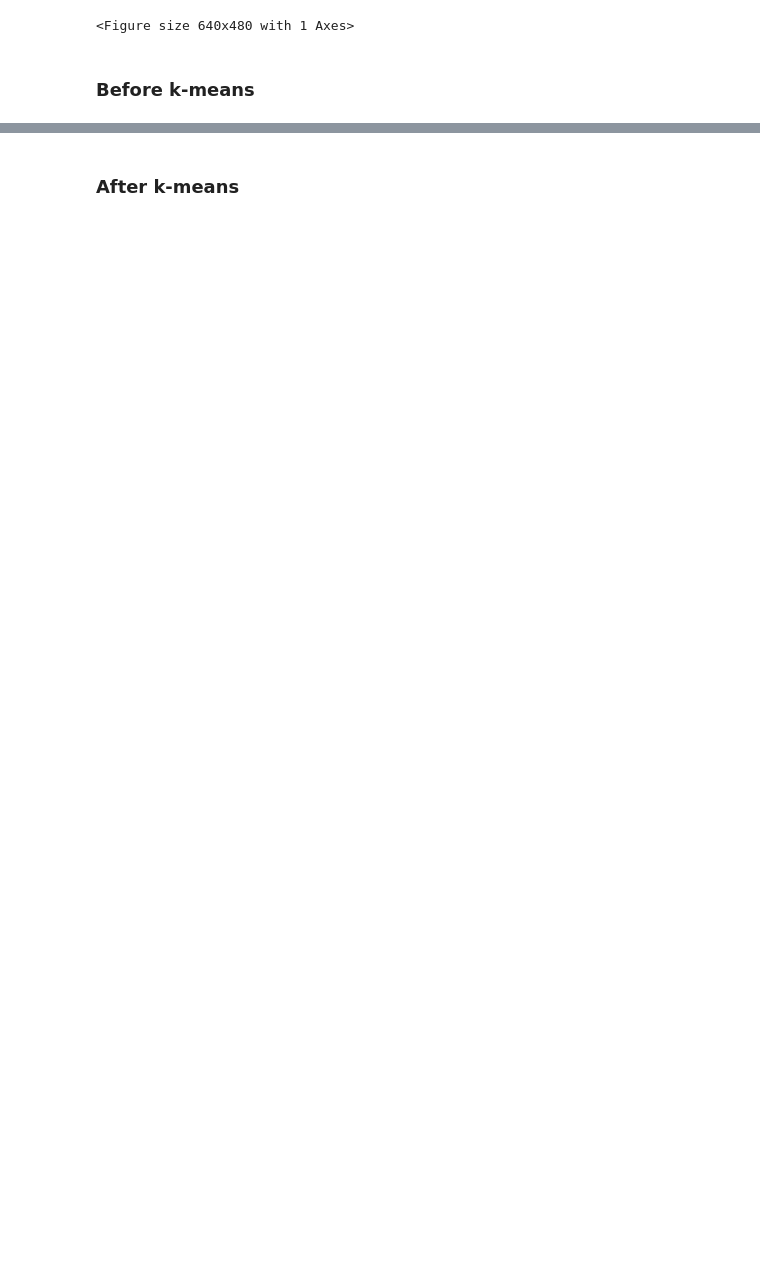
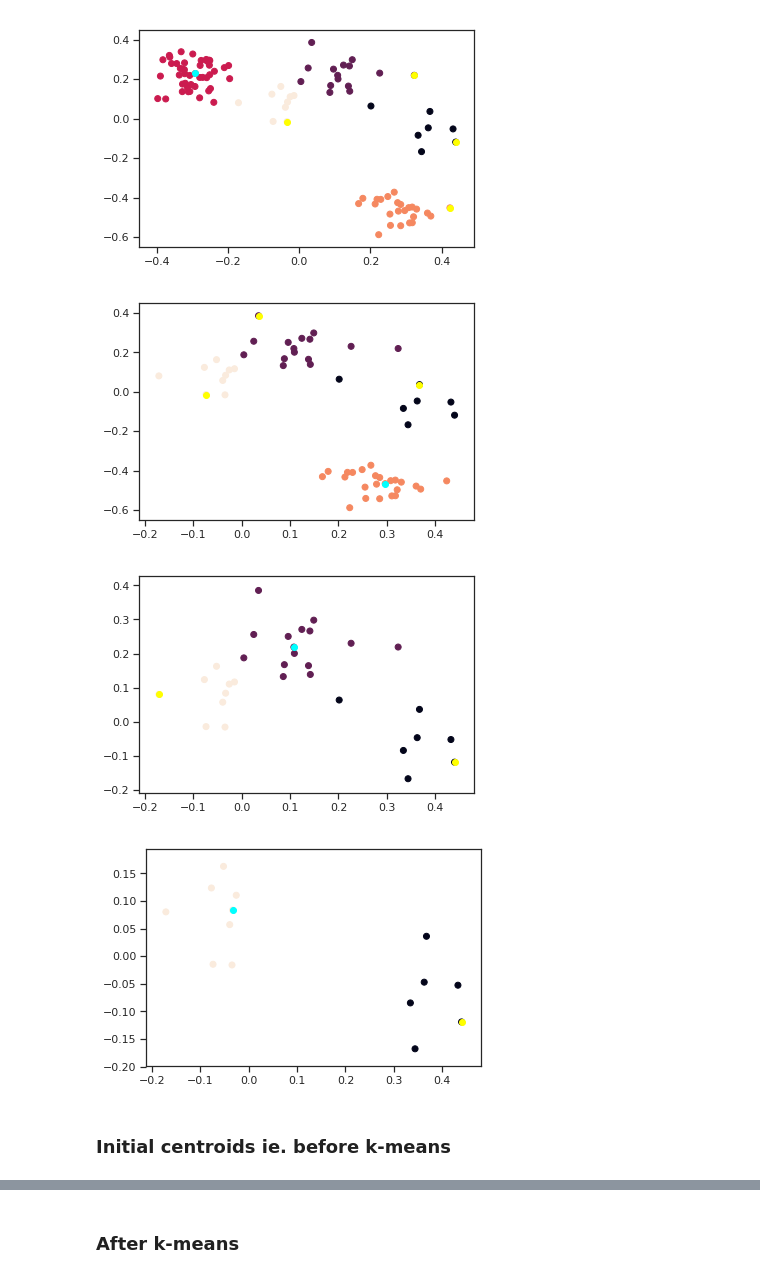
Before and after one commit to simonharris/pykmeans, a Jupyter notebook: notebooks/__simon.ipynb, the cells around one changed output, grey strips where cells are left out. Drawn from its saved outputs; the diff is of its cells as text; code cells hidden in the pictures; blank space fills up the shorter version.

Commit message:
Make the graphs show up

```diff
--- a/notebooks/__simon.ipynb
+++ b/notebooks/__simon.ipynb
@@ -1,28 +23,7 @@
 # %%
-import imports
-
-from matplotlib import pyplot as plt
-import numpy as np
-import seaborn as sns;
-sns.set(
-    style="ticks",
-    color_codes=True,
-#    style="darkgrid"
-)
-
-from datasets import testloader
-from initialisations import skmi2020 as skmi
-from kmeans import distance_table
-from metrics import accuracy
-import nbutils
-
-
-from sklearn.cluster import KMeans
-import sklearn.metrics as skmetrics
-
-dataset = testloader._load_local('5_2_1000_r_1.5_010')
-#dataset = testloader._load_local('skmi_test')
-K = 5  #20
+#dataset = testloader._load_local('5_2_1000_r_1.5_010')
+dataset = testloader._load_local('skmi_test') # first 100 rows of the above dataset
+K = 5
 
 #dataset = testloader.load_iris()
 #K = 3
@@ -33,8 +34,8 @@ target = dataset.target
 C = []
 
 
-
 def calc_density(point, data):
+    """Sum of distances to its nearest neighbours"""
 
     neighbours = int(len(data)/K) + 1
     dists = distance_table(np.array([point]), data)[0]
@@ -51,7 +52,7 @@ def find_first_centroid(data):
 
 
 def find_furthest(temp_centroids, data):
-
+    """The furthest-nearest point (exact opposite of Yuan)"""
     distances = distance_table(data, temp_centroids)
     nearests = np.min(distances, axis=1)
     return data[np.argmax(nearests)]
@@ -65,40 +66,40 @@ while to_find > 1:
     C.append(first)
 
     my_c = target
 
-    # the main data
     plt.scatter(data[:, 0], data[:, 1], c=my_c)
     plt.scatter(first[0], first[1], c='cyan')
 
     temp_centroids = np.array([first])
 
     while len(temp_centroids) < to_find:
         furthest = find_furthest(temp_centroids, data)
         plt.scatter(furthest[0], furthest[1], c='yellow')
         temp_centroids = np.vstack((temp_centroids, furthest))
 
     plt.show()
-    plt.clf()
+    #plt.clf()
 
     # Delete latest
     clustering = np.argmin(distance_table(temp_centroids, data), axis=0)
     mask = np.where(clustering==0)[0]
     data = np.delete(data, mask, axis=0)
     target = np.delete(target, mask, axis=0)
 
     to_find -= 1
 
 
 # Finally just get the mean of the remaining points
 final = np.mean(data, axis=0)
 
 C.append(final)
-
-#print(C)
 # %% [output]
-<Figure size 640x480 with 1 Axes>
+[figure, added]
+[figure, added]
+[figure, added]
+[figure, added]
 # %% [markdown]
-### Before k-means
+### Initial centroids ie. before k-means
 # %%
 print(C)
 
```
Also changed, not shown: parts of 4 cells of this notebook.
